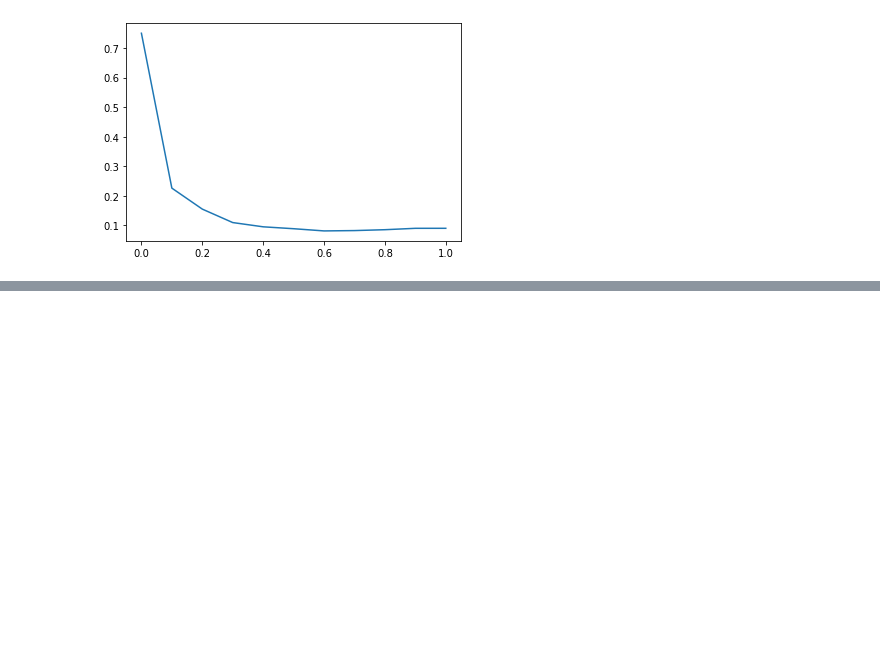
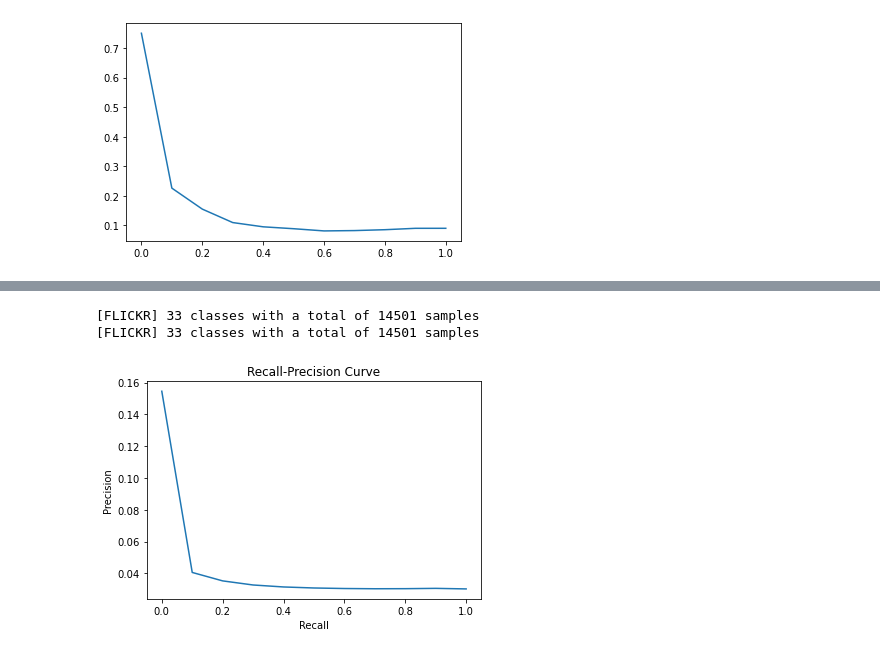
Before and after one commit to rudyn2/cc7221, a Jupyter notebook: tarea2/eval_data.ipynb, the cells around one changed output, grey strips where cells are left out. Drawn from its saved outputs; the diff is of its cells as text; code cells hidden in the pictures; blank space fills up the shorter version.

```diff
--- a/tarea2/eval_data.ipynb
+++ b/tarea2/eval_data.ipynb
@@ -146,0 +223,6 @@ plt.plot(recalls,prec,'-')
+# %%
+rp = a.calc_recall_prec(l_c)
+# %% [output]
+[FLICKR] 33 classes with a total of 14501 samples
+[FLICKR] 33 classes with a total of 14501 samples
+[figure, added]
```
Also changed, not shown: parts of 29 cells of this notebook, 3 other files.
